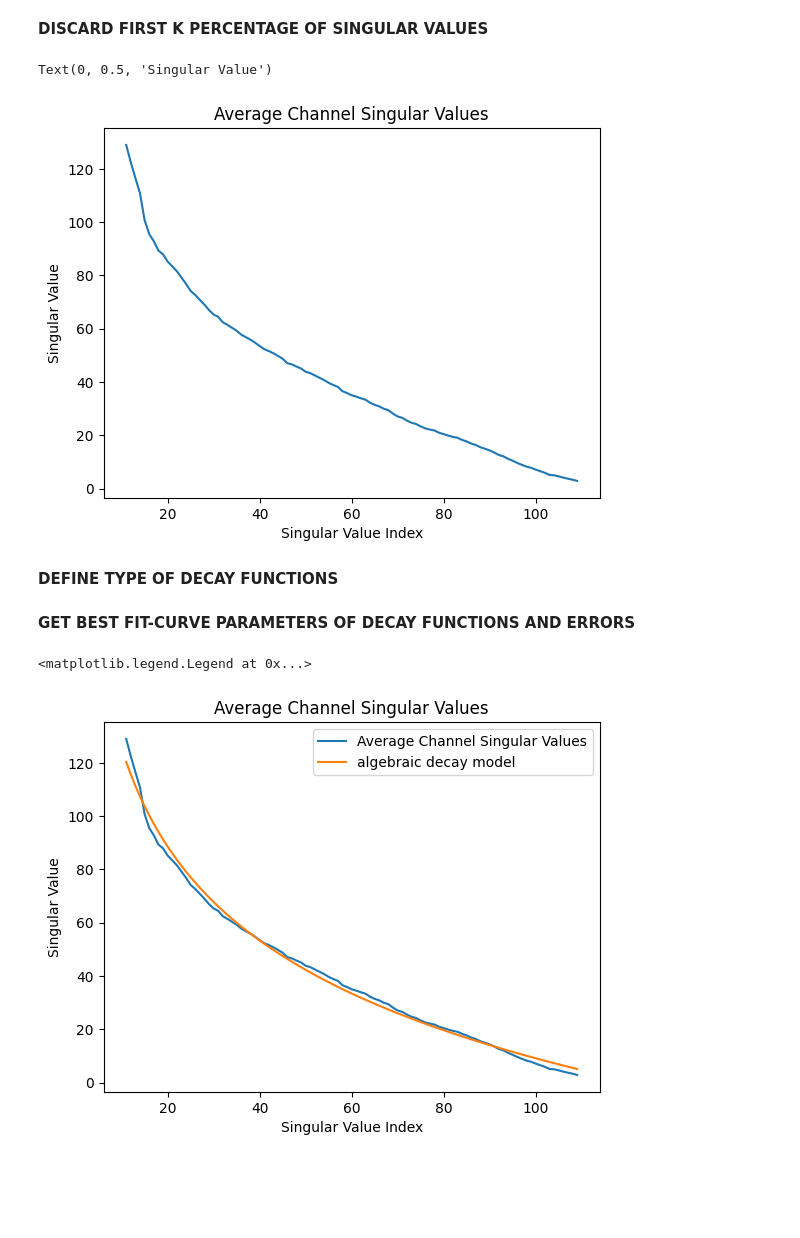
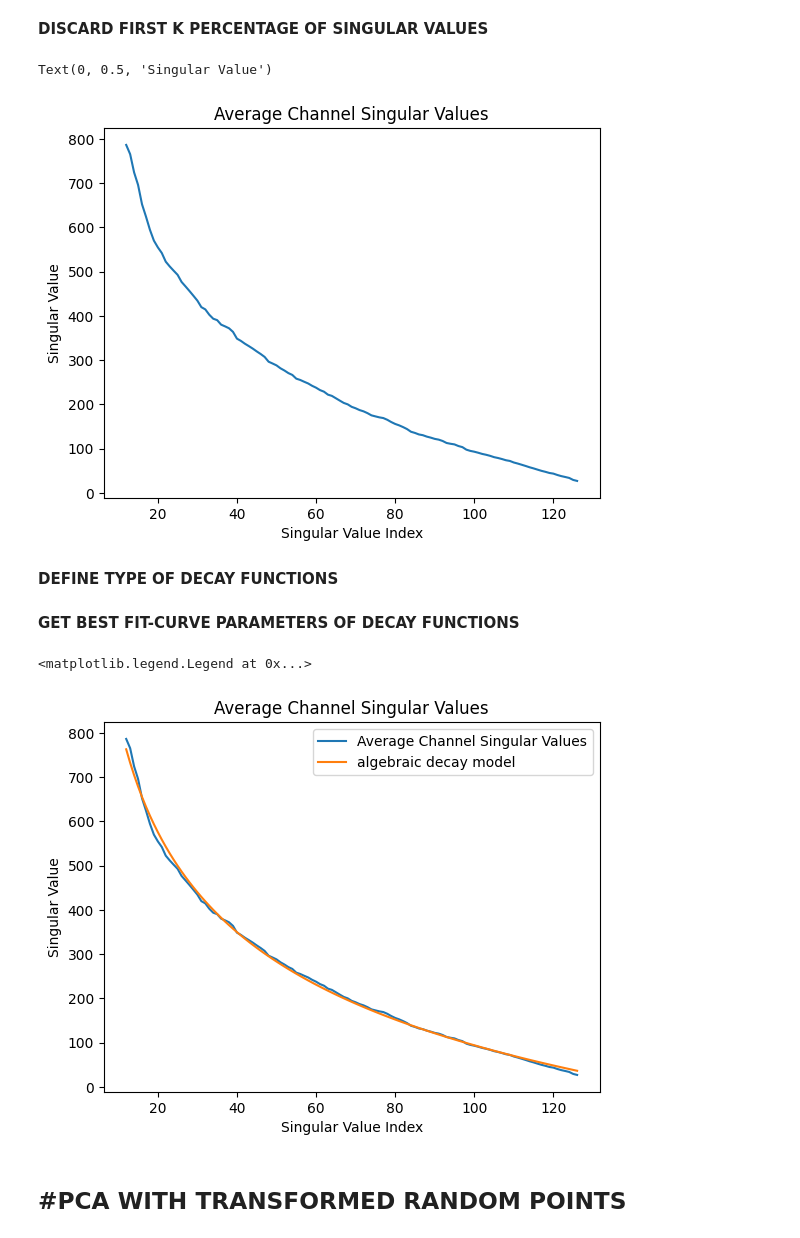
Before and after one commit to LuisFelipeVelasco/ML_And_Generative_AI_Experiments, a Jupyter notebook: SVD/svd_applications.ipynb, the cells around one changed output. Cells and saved outputs as stored; diff of their text form; code cells hidden in the pictures; blank space fills up the shorter version.

Commit message:
add 'PCA WITH  TRANSFORMED RANDOM POINTS' section

```diff
--- a/SVD/svd_applications.ipynb
+++ b/SVD/svd_applications.ipynb
@@ -31,6 +33,6 @@ Loading Images...
 # %% [markdown]
 **CHOOSE IMAGE (1-16)**
 # %%
-img=cv2.imread("img_15.jpg")
+img=cv2.imread("img_11.jpg")
 cv2_imshow(img)
 # %% [output]
@@ -178,7 +180,7 @@ plt.xlabel("Singular Value Index")
 plt.ylabel("Singular Value")
 # %% [output]
 Text(0, 0.5, 'Singular Value')
-[figure, old version]
+[figure, new version]
 # %% [markdown]
 **DEFINE TYPE OF DECAY FUNCTIONS**
 # %%
@@ -190,25 +192,28 @@ def algebraic(x,a,b,c):
   return a*(x**(-b)) + c
 decay_functions=[linear,exponential,algebraic]
 # %% [markdown]
-**GET BEST FIT-CURVE PARAMETERS OF DECAY FUNCTIONS AND ERRORS**
+**GET BEST FIT-CURVE PARAMETERS OF DECAY FUNCTIONS**
 # %%
 old_f_error=1e10
-best_fit_curve=None
+best_decay_function=None
 for f in decay_functions:
   popt,pcov = curve_fit(f, k_index, k_average_S)
   prediction = f(k_index, *popt)
   error = np.mean((k_average_S - prediction)**2)
   if error<old_f_error:
     old_f_error=error
-    best_fit_curve=(f,popt)
-best_fit_curve,curve_parameters=best_fit_curve
-model_k_average_S=best_fit_curve(k_index,*curve_parameters)
+    best_decay_function=(f,popt)
+decay_function,parameters=best_decay_function
+model_k_average_S=decay_function(k_index,*parameters)
 plt.plot(k_index,k_average_S,label="Average Channel Singular Values")
-plt.plot(k_index,model_k_average_S,label=f"{best_fit_curve.__name__} decay model")
+plt.plot(k_index,model_k_average_S,label=f"{decay_function.__name__} decay model")
 plt.title("Average Channel Singular Values")
 plt.xlabel("Singular Value Index")
 plt.ylabel("Singular Value")
 plt.legend()
 # %% [output]
 <matplotlib.legend.Legend at 0x...>
-[figure, old version]
+[figure, new version]
+# %% [markdown]
+#**PCA WITH  TRANSFORMED RANDOM POINTS**
+---
```
Also changed, not shown: parts of 20 cells of this notebook.
